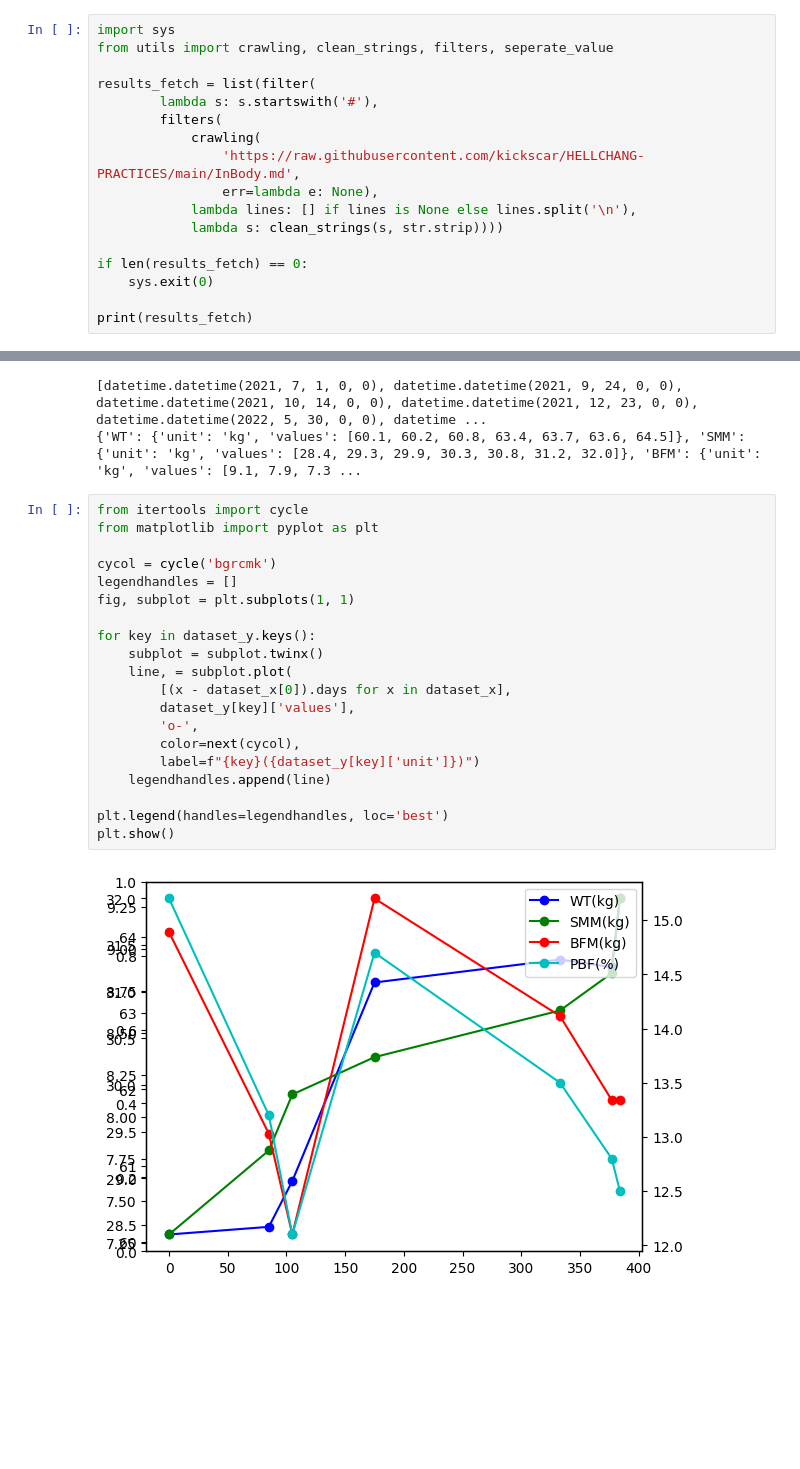
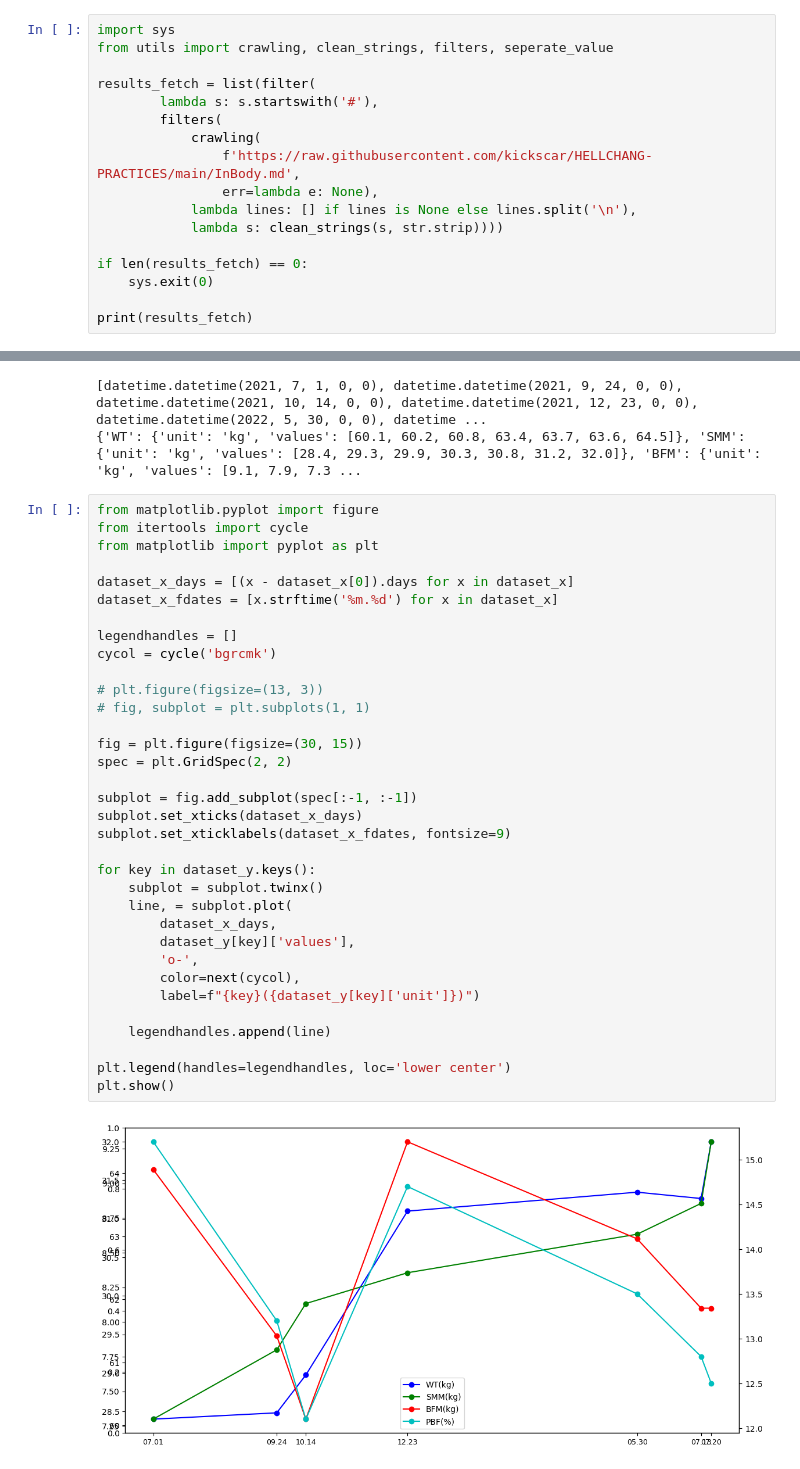
Before and after one commit to kickscar/HELLCHANG-PRACTICES, a Jupyter notebook: analysis/inbody.ipynb, the cells around one changed output, grey strips where cells are left out. Drawn from its saved outputs; the diff is of its cells as text; blank space fills up the shorter version.

Commit message:
inbody graph

```diff
--- a/analysis/inbody.ipynb
+++ b/analysis/inbody.ipynb
@@ -8,7 +8,7 @@ results_fetch = list(filter(
         lambda s: s.startswith('#'),
         filters(
             crawling(
-                'https://raw.githubusercontent.com/kickscar/HELLCHANG-PRACTICES/main/InBody.md',
+                f'https://raw.githubusercontent.com/kickscar/HELLCHANG-PRACTICES/main/InBody.md',
                 err=lambda e: None),
             lambda lines: [] if lines is None else lines.split('\n'),
             lambda s: clean_strings(s, str.strip))))
@@ -54,24 +54,38 @@ print(dataset_y)
 [datetime.datetime(2021, 7, 1, 0, 0), datetime.datetime(2021, 9, 24, 0, 0), datetime.datetime(2021, 10, 14, 0, 0), datetime.datetime(2021, 12, 23, 0, 0), datetime.datetime(2022, 5, 30, 0, 0), datetime ...
 {'WT': {'unit': 'kg', 'values': [60.1, 60.2, 60.8, 63.4, 63.7, 63.6, 64.5]}, 'SMM': {'unit': 'kg', 'values': [28.4, 29.3, 29.9, 30.3, 30.8, 31.2, 32.0]}, 'BFM': {'unit': 'kg', 'values': [9.1, 7.9, 7.3 ...
 # %%
+from matplotlib.pyplot import figure
 from itertools import cycle
 from matplotlib import pyplot as plt
 
+dataset_x_days = [(x - dataset_x[0]).days for x in dataset_x]
+dataset_x_fdates = [x.strftime('%m.%d') for x in dataset_x]
+
+legendhandles = []
 cycol = cycle('bgrcmk')
-legendhandles = []
-fig, subplot = plt.subplots(1, 1)
+
+# plt.figure(figsize=(13, 3))
+# fig, subplot = plt.subplots(1, 1)
+
+fig = plt.figure(figsize=(30, 15))
+spec = plt.GridSpec(2, 2)
+
+subplot = fig.add_subplot(spec[:-1, :-1])
+subplot.set_xticks(dataset_x_days)
+subplot.set_xticklabels(dataset_x_fdates, fontsize=9)
 
 for key in dataset_y.keys():
     subplot = subplot.twinx()
     line, = subplot.plot(
-        [(x - dataset_x[0]).days for x in dataset_x],
+        dataset_x_days,
         dataset_y[key]['values'],
         'o-',
         color=next(cycol),
         label=f"{key}({dataset_y[key]['unit']})")
+
     legendhandles.append(line)
 
-plt.legend(handles=legendhandles, loc='best')
+plt.legend(handles=legendhandles, loc='lower center')
 plt.show()
 # %% [output]
-[figure, old version]
+[figure, new version]
```
Also changed, not shown: parts of 1 cell of this notebook, 2 other files.
